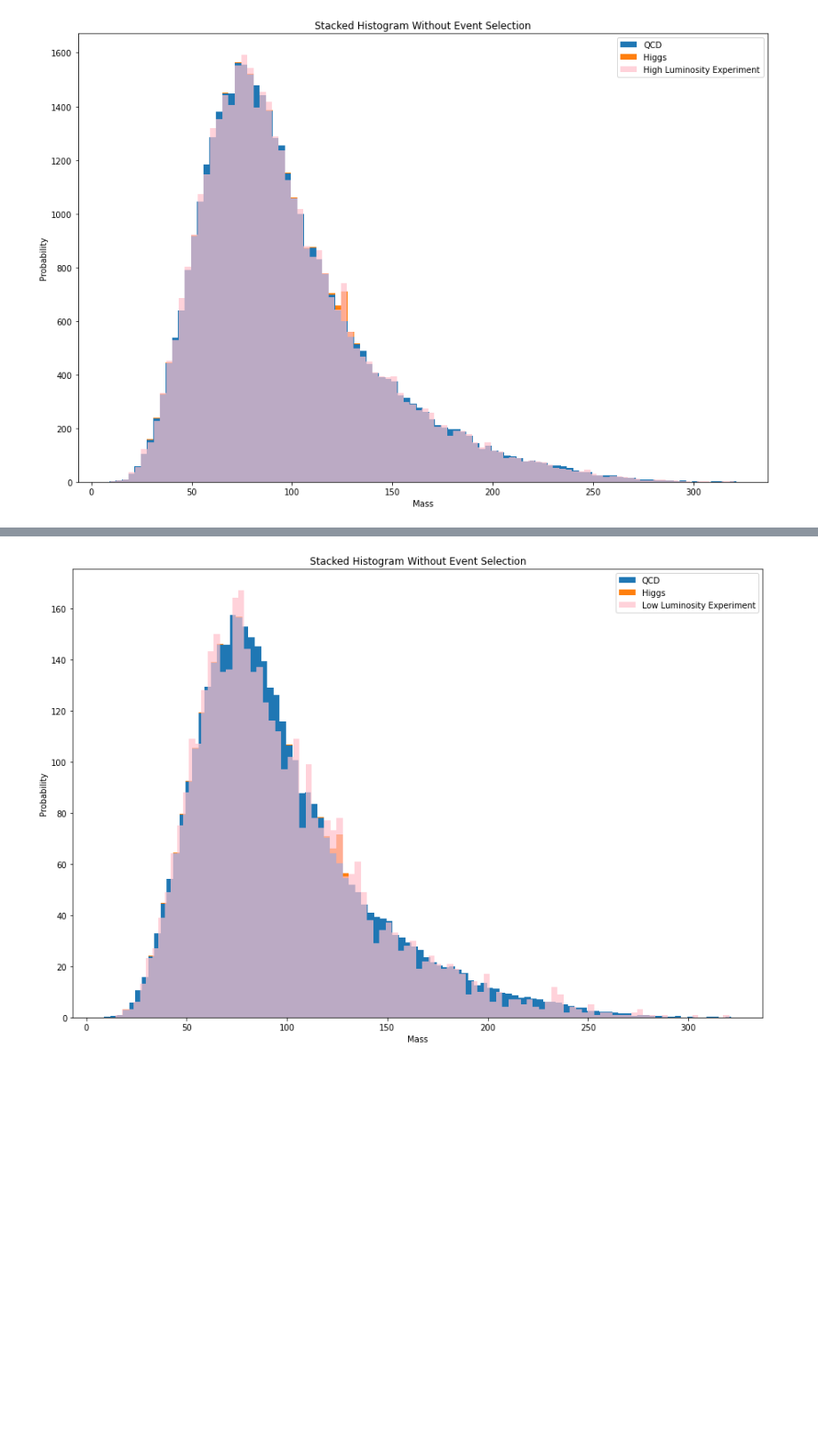
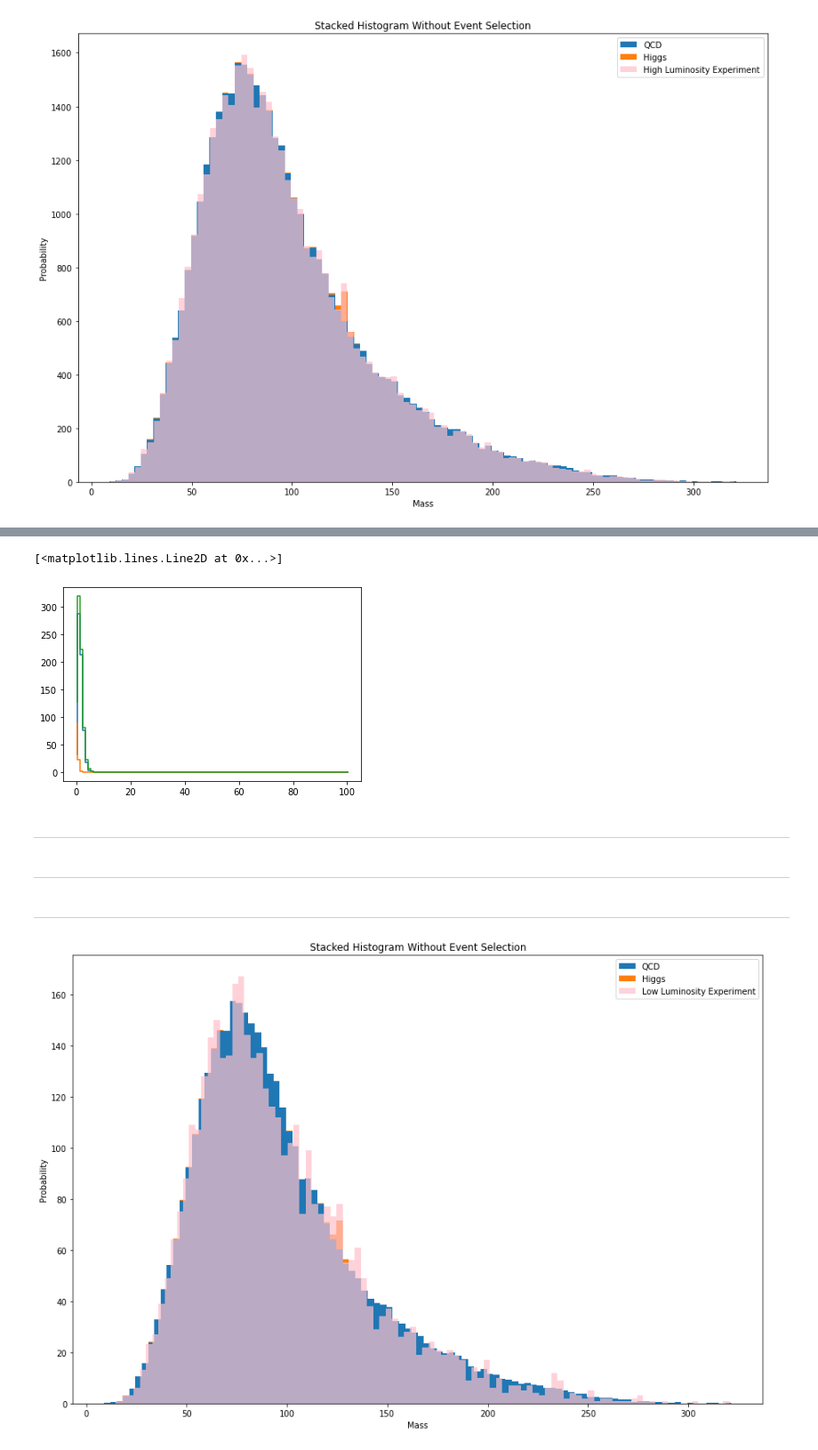
Before and after one commit to jarods00/PHYS434, a Jupyter notebook: Lab 8.ipynb, the cells around one changed output, grey strips where cells are left out. Shown at 89% size. Saved outputs shown, nothing was run; the diff lists cells and outputs as text; code cells hidden in the pictures; blank space fills up the shorter version.

```diff
--- a/Lab 8.ipynb
+++ b/Lab 8.ipynb
@@ -103,3 +103,42 @@ plt.show()
+# %%
+fig, ax = plt.subplots(3, 1, figsize = (8,15))
+plt.close()
+fig2, ax2 = plt.subplots(1, 1)
+
+n_higgs = (100 / (100 + 20000)) * (len(high_lumi['mass']) / len(higgs['mass']))
+n_qcd = (20000 / (100 + 20000)) * (len(high_lumi['mass']) / len(qcd['mass']))
+
+qcd_weight = np.array([n_qcd] * len(qcd['mass']))
+higgs_weight = np.array([n_higgs] * len(higgs['mass']))
+
+mass_lower = qcd['mass'].min()
+mass_upper = qcd['mass'].max()
+
+lower_val = qcd['d2'].min()
+upper_val = qcd['d2'].max()
+
+bin_num = 100
+
+hist_qcd = ax[0].hist2d(qcd['mass'], qcd['d2'], bins = [95, bin_num], range = [[mass_lower, mass_upper], [lower_val, upper_val]], density = False, weights = qcd_weight)
+hist_higgs = ax[1].hist2d(higgs['mass'], higgs['d2'], bins = [95, bin_num], range = [[mass_lower, mass_upper], [lower_val, upper_val]], density = False, weights = higgs_weight)
+hist_lumi = ax[2].hist2d(high_lumi['mass'], high_lumi['d2'], bins = [95, bin_num], range = [[mass_lower, mass_upper], [lower_val, upper_val]], density = False)
+
+qcd_slice = hist_qcd[0][35]
+higgs_slice = hist_higgs[0][35]
+lumi_slice = hist_lumi[0][35]
+
+ax2.step(hist_qcd[2][0:bin_num], qcd_slice)
+ax2.step(hist_higgs[2][0:bin_num], higgs_slice)
+ax2.step(hist_lumi[2][0:bin_num], lumi_slice)
+# %% [output]
+[<matplotlib.lines.Line2D at 0x...>]
+[figure, added]
+# %% [markdown]
+----------------
+# %% [markdown]
+-------------------
+# %% [markdown]
+---------------------------------------------------------------
 # %%
 n_higgs = (100 / (100 + 20000)) * (len(low_lumi['mass']) / len(higgs['mass']))
 n_qcd = (20000 / (100 + 20000)) * (len(low_lumi['mass']) / len(qcd['mass']))
```
Also changed, not shown: parts of 5 cells of this notebook, 1 other file.
